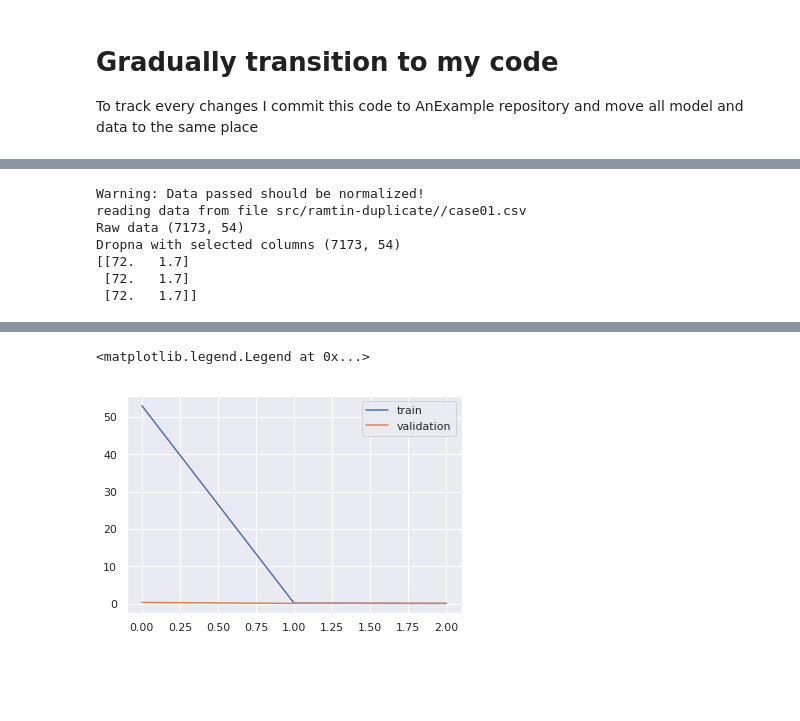
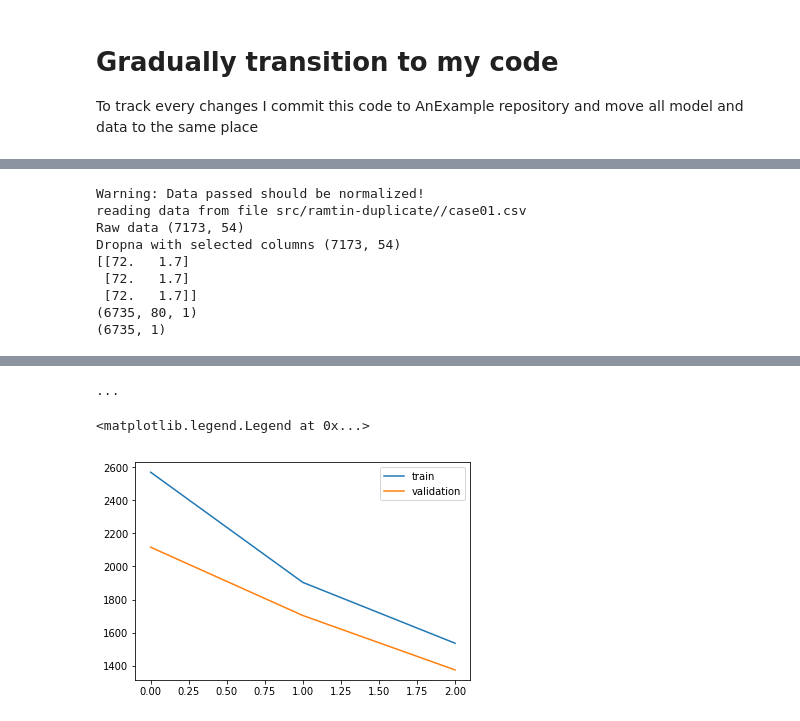
Before and after one commit to foundation-models/ppg2bp, a Jupyter notebook: Double_check_Ramtin_code.ipynb, the cells around one changed output, grey strips where cells are left out. Saved outputs shown, nothing was run; the diff lists cells and outputs as text; code cells hidden in the pictures; blank space fills up the shorter version.

```diff
--- a/Double_check_Ramtin_code.ipynb
+++ b/Double_check_Ramtin_code.ipynb
@@ -135,7 +151,8 @@ Fast-forward
 import modelutil
 from modelutil import load_model_yaml
 
-model = load_model_yaml(SRC_DIR, model_name)
+model = load_model_yaml(SRC_DIR, model_name, initial_epoch)
+#model = keras_model()
 model.compile(loss='mse', optimizer='adam', metrics=['mae'])
-model.summary()
+#model.summary()
 # %% [output]
@@ -160,6 +174,9 @@ from datautil import data_reader
 
 reader = data_reader(DATA_FILE, columns=columns, label_index=0, window_size=window_size, batchsize=batch_size)
 data_train, data_label = reader.get_shuff_train_label()
+print(data_train.shape)
+print(data_label.shape)
+#  reader.get_next_train_batch() #reader.get_shuff_train_label()
 # %% [output]
 Warning: Data passed should be normalized!
 reading data from file src/ramtin-duplicate//case01.csv
@@ -168,6 +185,8 @@ Dropna with selected columns (7173, 54)
 [[72.   1.7]
  [72.   1.7]
  [72.   1.7]]
+(6735, 80, 1)
+(6735, 1)
 # %%
 import matplotlib.pyplot as plt
 import numpy as np
@@ -176,14 +195,15 @@ from modelutil import Callbacks
 callbacks = Callbacks(model_name, batch_size, epochs)
 
 history = model.fit(
-  X,
-  Y,
+  data_train,
+  data_label,
   epochs=epochs,
   batch_size=batch_size,
   validation_split = 0.35,
   verbose=0,
   callbacks=callbacks.getDefaultCallbacks(),
-  initial_epoch = initial_epoch
+  initial_epoch = initial_epoch,
+
 )
 
 plt.plot(np.arange(epochs - initial_epoch), history.history['loss'], label='train')
@@ -194,2 +223,3 @@ plt.legend()
-<matplotlib.legend.Legend at 0x...>
+...
+<matplotlib.legend.Legend at 0x...>
-[figure, old version]
+[figure, new version]
```
Also changed, not shown: parts of 7 cells of this notebook.
